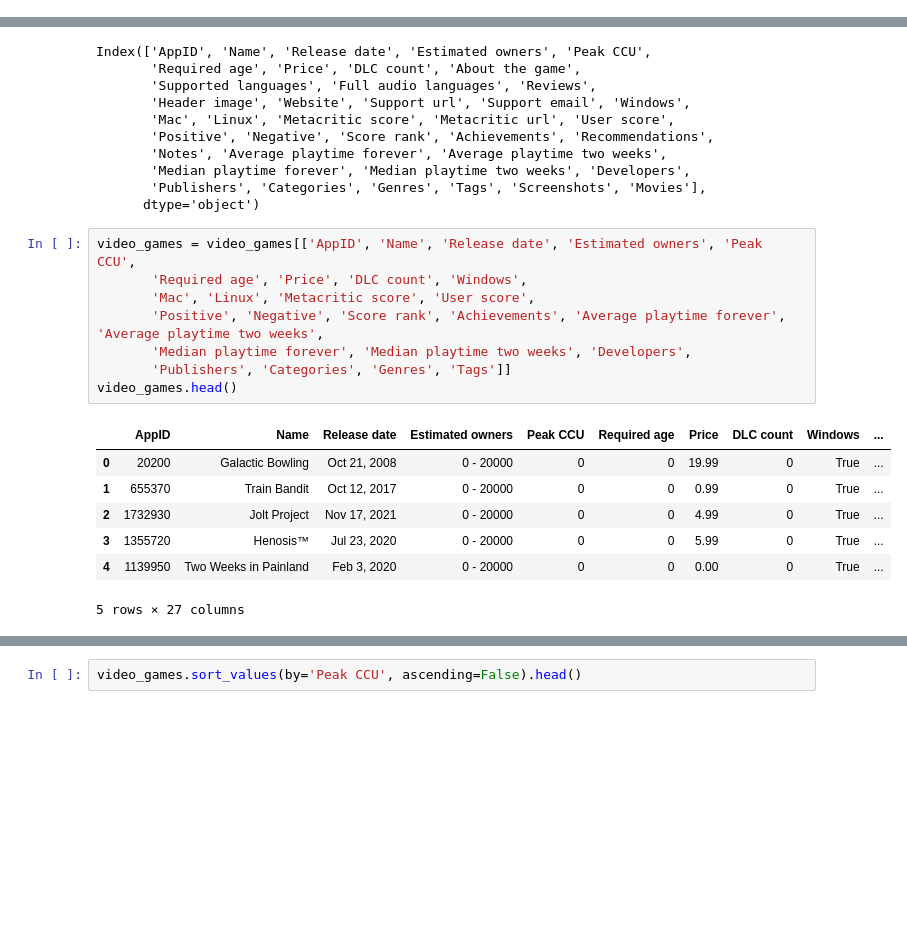
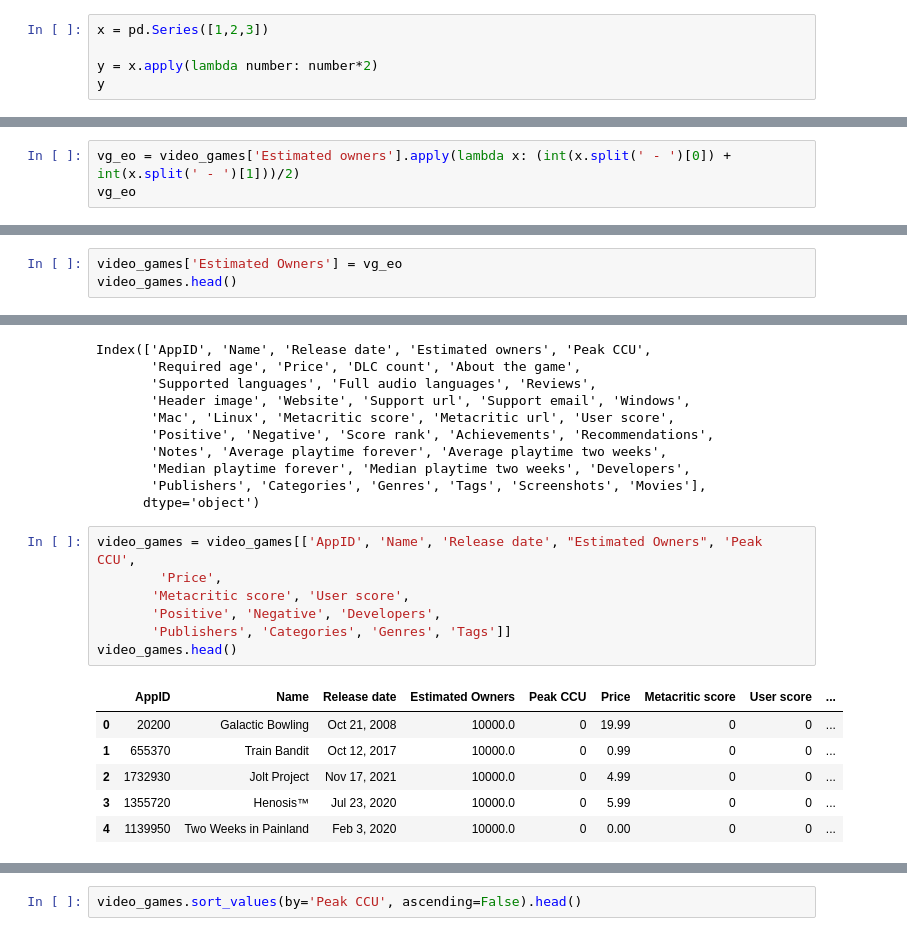
Before and after one commit to samhnelsen/Group-6, a Jupyter notebook: Project 1.ipynb, the cells around one changed output, grey strips where cells are left out. Saved outputs shown, nothing was run; the diff lists cells and outputs as text; blank space fills up the shorter version.

```diff
--- a/Project 1.ipynb
+++ b/Project 1.ipynb
@@ -16,0 +41,5 @@ video_games.head()
+# %%
+x = pd.Series([1,2,3])
+
+y = x.apply(lambda number: number*2)
+y
@@ -16,0 +83,3 @@ video_games.head()
+# %%
+vg_eo = video_games['Estimated owners'].apply(lambda x: (int(x.split(' - ')[0]) + int(x.split(' - ')[1]))/2)
+vg_eo
@@ -16,0 +99,3 @@ video_games.head()
+# %%
+video_games['Estimated Owners'] = vg_eo
+video_games.head()
@@ -28,19 +121,17 @@ Index(['AppID', 'Name', 'Release date', 'Estimated owners', 'Peak CCU',
        'Publishers', 'Categories', 'Genres', 'Tags', 'Screenshots', 'Movies'],
       dtype='object')
 # %%
-video_games = video_games[['AppID', 'Name', 'Release date', 'Estimated owners', 'Peak CCU',
-       'Required age', 'Price', 'DLC count', 'Windows',
-       'Mac', 'Linux', 'Metacritic score', 'User score',
-       'Positive', 'Negative', 'Score rank', 'Achievements', 'Average playtime forever', 'Average playtime two weeks',
-       'Median playtime forever', 'Median playtime two weeks', 'Developers',
+video_games = video_games[['AppID', 'Name', 'Release date', "Estimated Owners", 'Peak CCU',
+        'Price',
+       'Metacritic score', 'User score',
+       'Positive', 'Negative', 'Developers',
        'Publishers', 'Categories', 'Genres', 'Tags']]
 video_games.head()
 # %% [output]
-|  | AppID | Name | Release date | Estimated owners | Peak CCU | Required age | Price | DLC count | Windows | ... |
-| 0 | 20200 | Galactic Bowling | Oct 21, 2008 | 0 - 20000 | 0 | 0 | 19.99 | 0 | True | ... |
-| 1 | 655370 | Train Bandit | Oct 12, 2017 | 0 - 20000 | 0 | 0 | 0.99 | 0 | True | ... |
-| 2 | 1732930 | Jolt Project | Nov 17, 2021 | 0 - 20000 | 0 | 0 | 4.99 | 0 | True | ... |
-| 3 | 1355720 | Henosis™ | Jul 23, 2020 | 0 - 20000 | 0 | 0 | 5.99 | 0 | True | ... |
-| 4 | 1139950 | Two Weeks in Painland | Feb 3, 2020 | 0 - 20000 | 0 | 0 | 0.00 | 0 | True | ... |
+|  | AppID | Name | Release date | Estimated Owners | Peak CCU | Price | Metacritic score | User score | ... |
+| 0 | 20200 | Galactic Bowling | Oct 21, 2008 | 10000.0 | 0 | 19.99 | 0 | 0 | ... |
+| 1 | 655370 | Train Bandit | Oct 12, 2017 | 10000.0 | 0 | 0.99 | 0 | 0 | ... |
+| 2 | 1732930 | Jolt Project | Nov 17, 2021 | 10000.0 | 0 | 4.99 | 0 | 0 | ... |
+| 3 | 1355720 | Henosis™ | Jul 23, 2020 | 10000.0 | 0 | 5.99 | 0 | 0 | ... |
+| 4 | 1139950 | Two Weeks in Painland | Feb 3, 2020 | 10000.0 | 0 | 0.00 | 0 | 0 | ... |
-5 rows × 27 columns
 # %%
```
Also changed, not shown: parts of 18 cells of this notebook.
